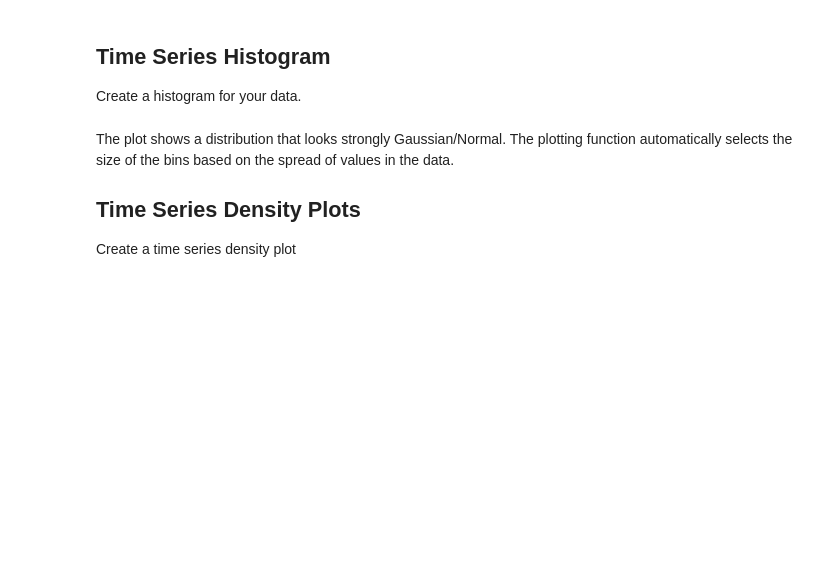
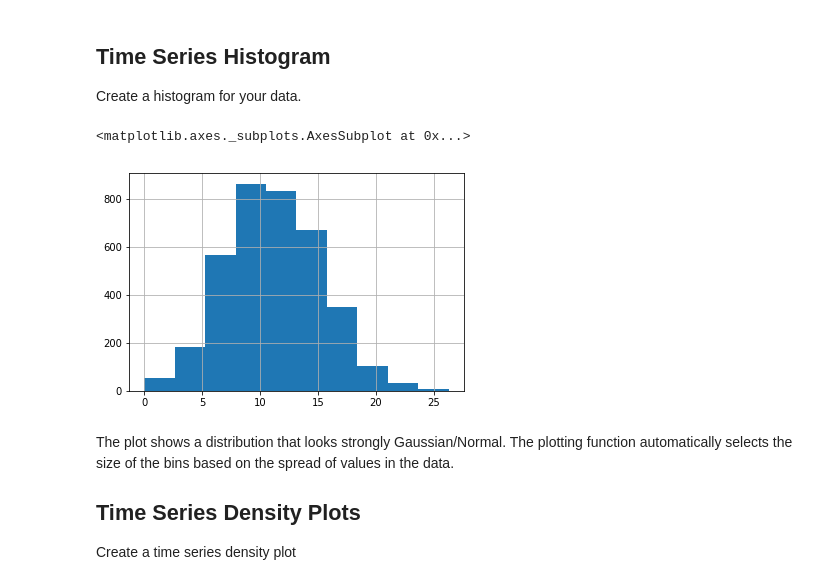
Before and after one commit to minotaur142/dsc-visualizing-time-series-data-lab-nyc-ds-060319, a Jupyter notebook: index.ipynb, the cells around one changed output. Saved outputs shown, nothing was run; the diff lists cells and outputs as text; code cells hidden in the pictures; blank space fills up the shorter version.

```diff
--- a/index.ipynb
+++ b/index.ipynb
@@ -174,7 +174,10 @@ We can see in both plots above that due the dense nature of time-series (365 val
 Create a histogram for your data.
 # %%
 # Plot a histogram of the temperature dataset
-min
+min_temp.hist()
+# %% [output]
+<matplotlib.axes._subplots.AxesSubplot at 0x...>
+[figure, added]
 # %% [markdown]
 The plot shows a distribution that looks strongly Gaussian/Normal. The plotting function automatically selects the size of the bins based on the spread of values in the data.
 
```
Also changed, not shown: parts of 1 cell of this notebook.
